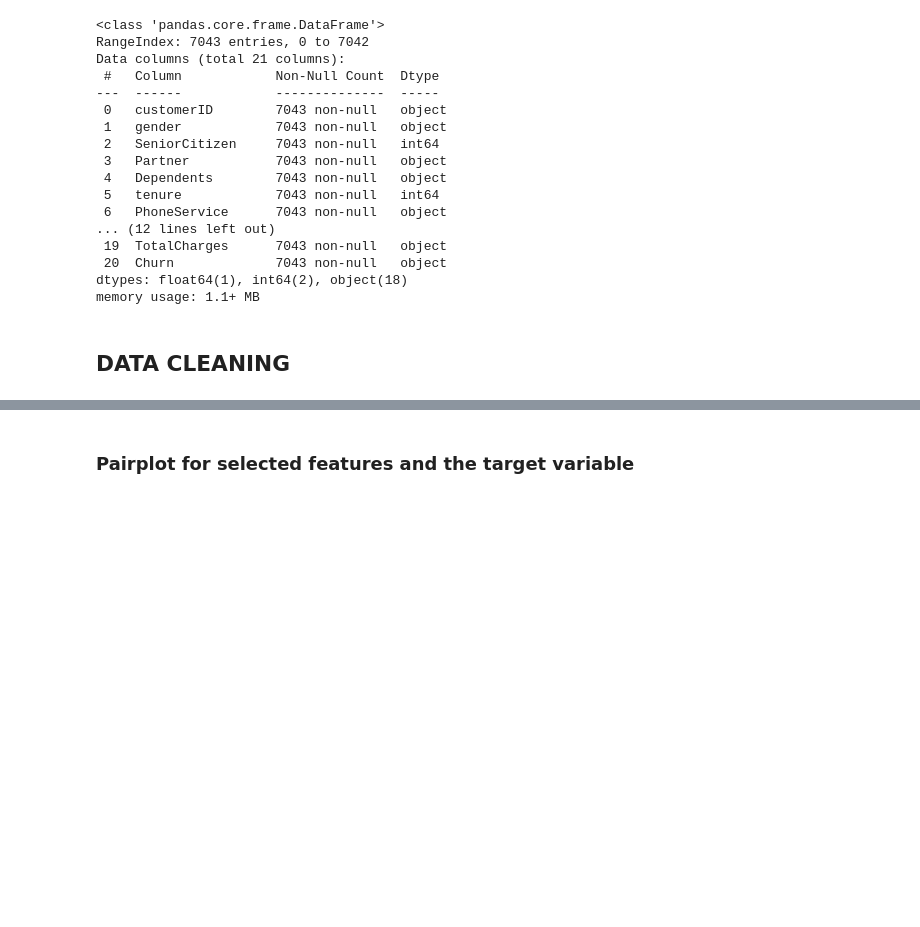
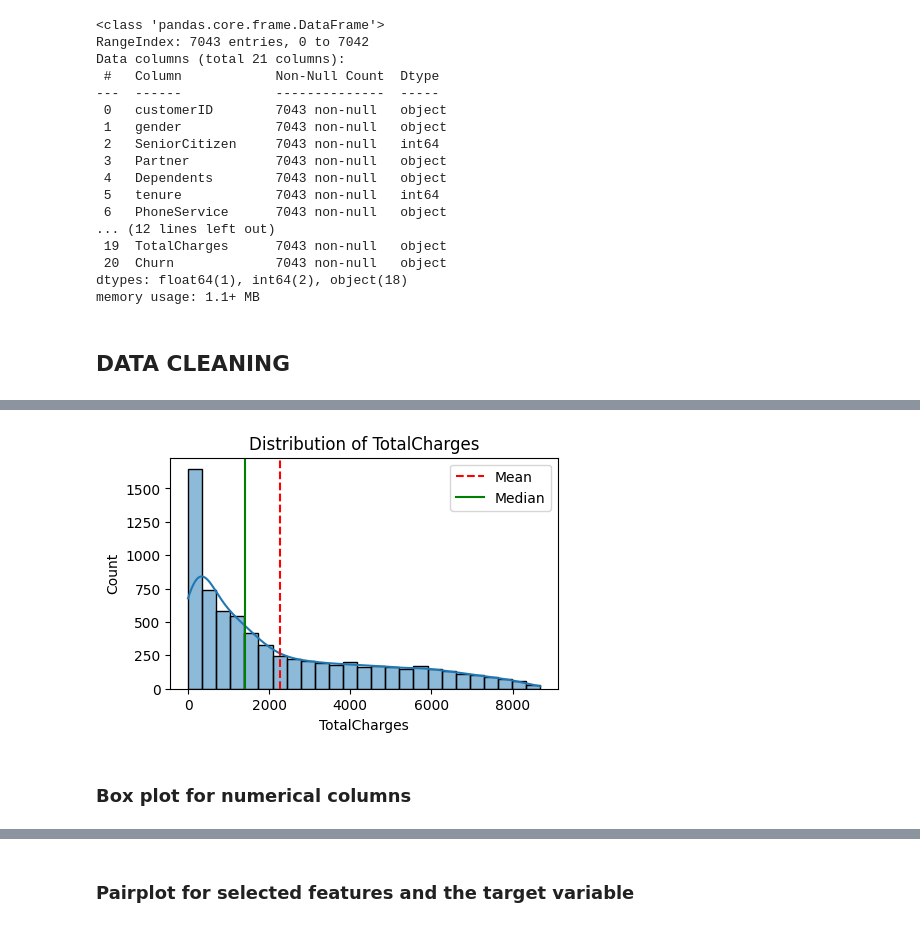
Before and after one commit to bonareri/Machine_Learning_1, a Jupyter notebook: Customer_churn.ipynb, the cells around one changed output, grey strips where cells are left out. Drawn from its saved outputs; the diff is of its cells as text; code cells hidden in the pictures; blank space fills up the shorter version.

```diff
--- a/Customer_churn.ipynb
+++ b/Customer_churn.ipynb
@@ -89,0 +224,6 @@ customer_churn['TotalCharges'].fillna(customer_churn['TotalCharges'].median(), i
+# %%
+plot_histograms(customer_churn, "TotalCharges")
+# %% [output]
+[figure, added]
+# %% [markdown]
+### Box plot for numerical columns
```
Also changed, not shown: parts of 67 cells of this notebook.
